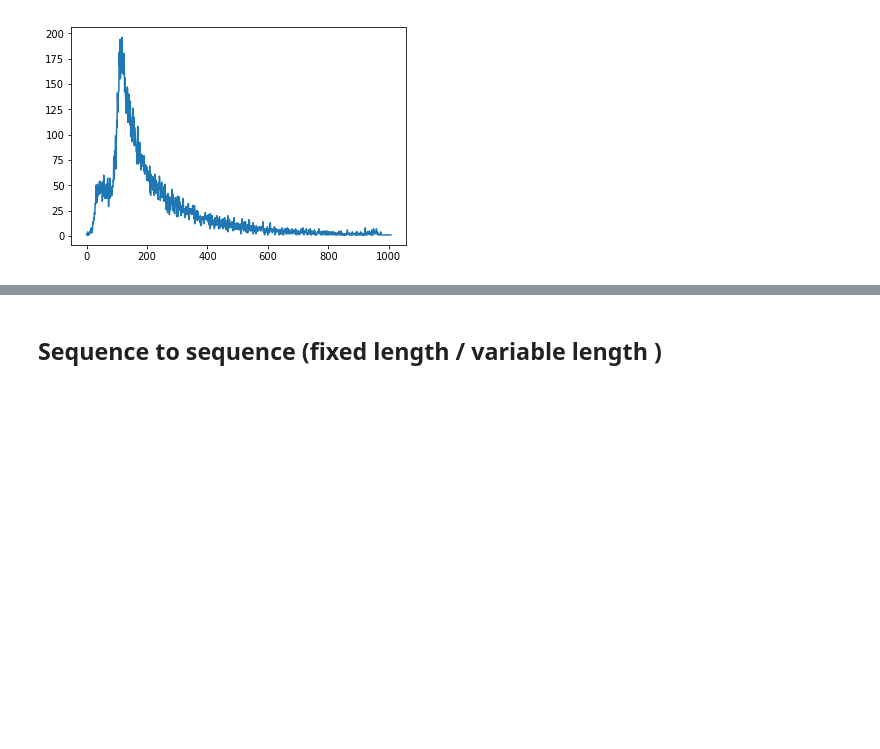
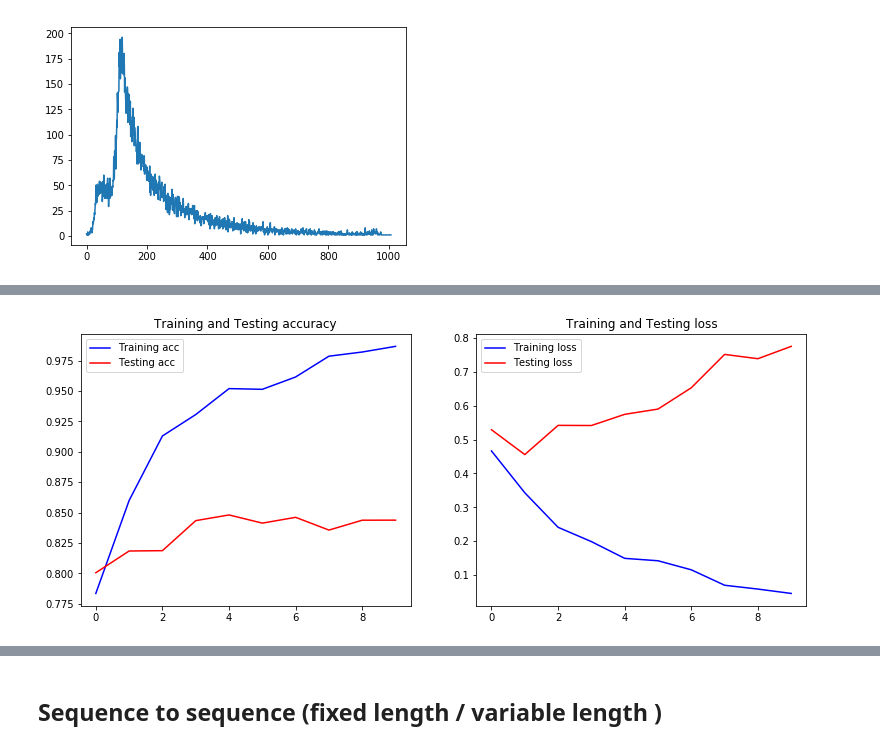
Before and after one commit to Nikeshbajaj/DeepLearning_TensorflowKeras, a Jupyter notebook: RNN_Different_Architectures.ipynb, the cells around one changed output, grey strips where cells are left out. Cells and saved outputs as stored; diff of their text form; code cells hidden in the pictures; blank space fills up the shorter version.

```diff
--- a/RNN_Different_Architectures.ipynb
+++ b/RNN_Different_Architectures.ipynb
@@ -301,3 +332,27 @@ Epoch 5/10
+# %%
+acc = history.history['acc']
+val_acc = history.history['val_acc']
+loss = history.history['loss']
+val_loss = history.history['val_loss']
+
+epochs = np.arange(len(acc))
+
+plt.figure(figsize=(13,5))
+plt.subplot(121)
+plt.plot(epochs, acc, 'b', label='Training acc')
+plt.plot(epochs, val_acc, 'r', label='Testing acc')
+plt.legend()
+plt.title('Training and Testing accuracy')
+
+plt.subplot(122)
+plt.plot(epochs, loss, 'b', label='Training loss')
+plt.plot(epochs, val_loss, 'r', label='Testing loss')
+plt.title('Training and Testing loss')
+plt.legend()
+
+plt.show()
+# %% [output]
+[figure, added]
 # %%
 pr_tr = np.array([model.predict(np.array([X_train[i]])) for i in range(len(X_train))])
 pr_ts = np.array([model.predict(np.array([X_test[i]]))  for i in range(len(X_test))])
```
Also changed, not shown: parts of 5 cells of this notebook.
